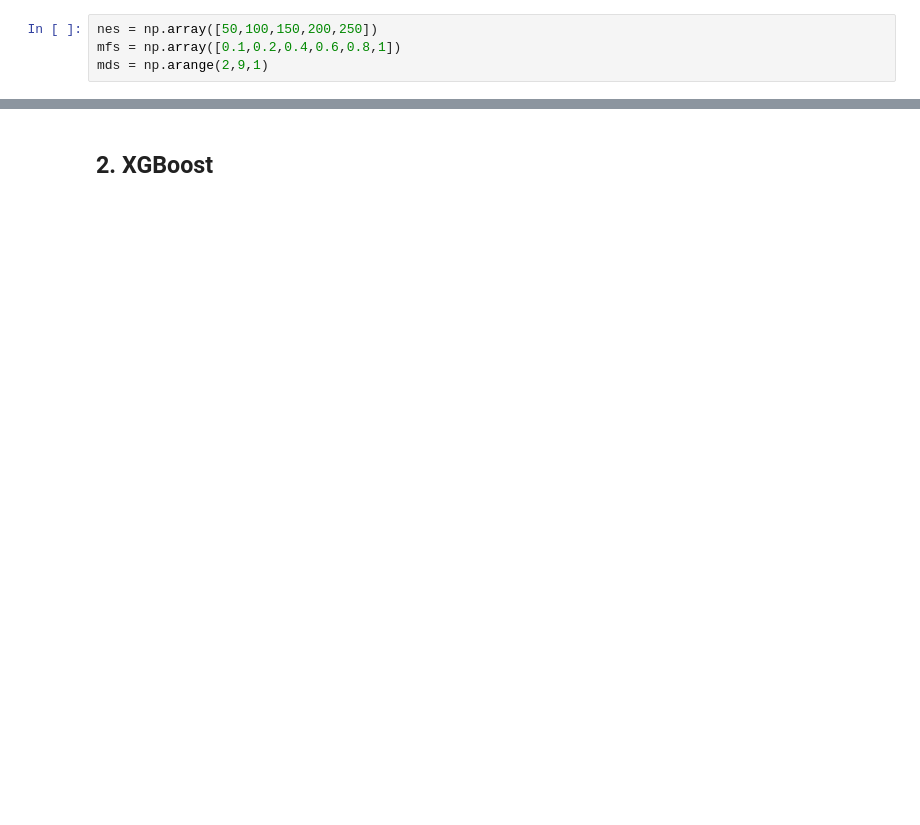
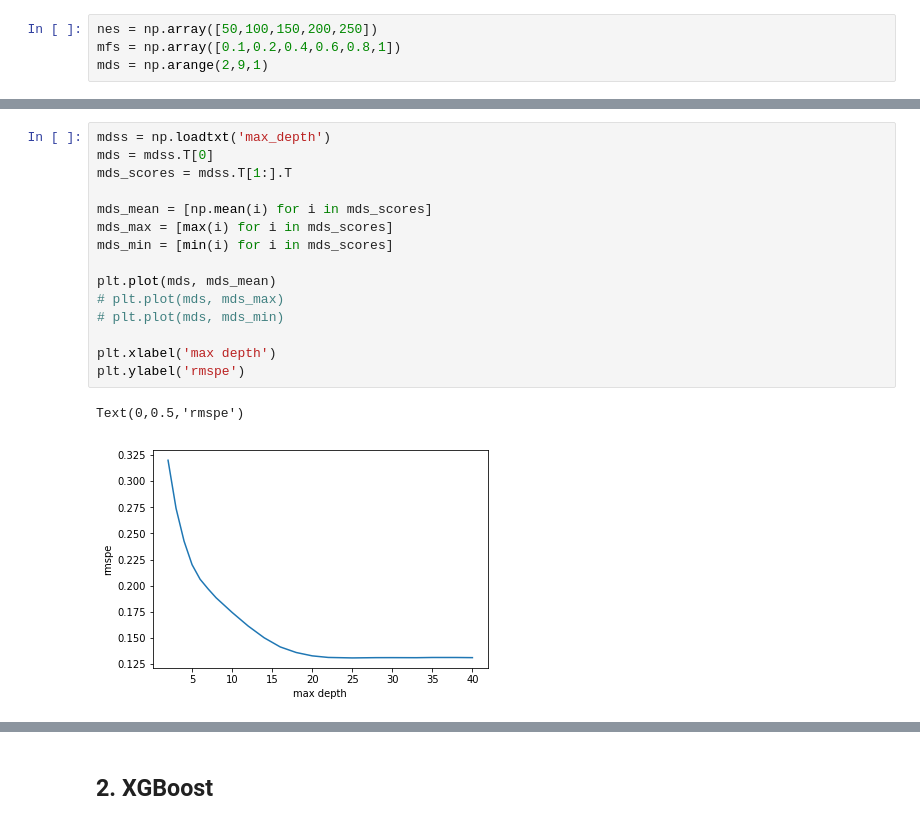
Before and after one commit to siyuanxu/Rossmann-Sales, a Jupyter notebook: Predict.ipynb, the cells around one changed output, grey strips where cells are left out. Saved outputs shown, nothing was run; the diff lists cells and outputs as text; blank space fills up the shorter version.

```diff
--- a/Predict.ipynb
+++ b/Predict.ipynb
@@ -130,0 +268,18 @@ for mf in mfs:
+# %%
+mdss = np.loadtxt('max_depth')
+mds = mdss.T[0]
+mds_scores = mdss.T[1:].T
+
+mds_mean = [np.mean(i) for i in mds_scores]
+mds_max = [max(i) for i in mds_scores]
+mds_min = [min(i) for i in mds_scores]
+
+plt.plot(mds, mds_mean)
+# plt.plot(mds, mds_max)
+# plt.plot(mds, mds_min)
+
+plt.xlabel('max depth')
+plt.ylabel('rmspe')
+# %% [output]
+Text(0,0.5,'rmspe')
+[figure, added]
```
Also changed, not shown: parts of 57 cells of this notebook, 38 other files.
